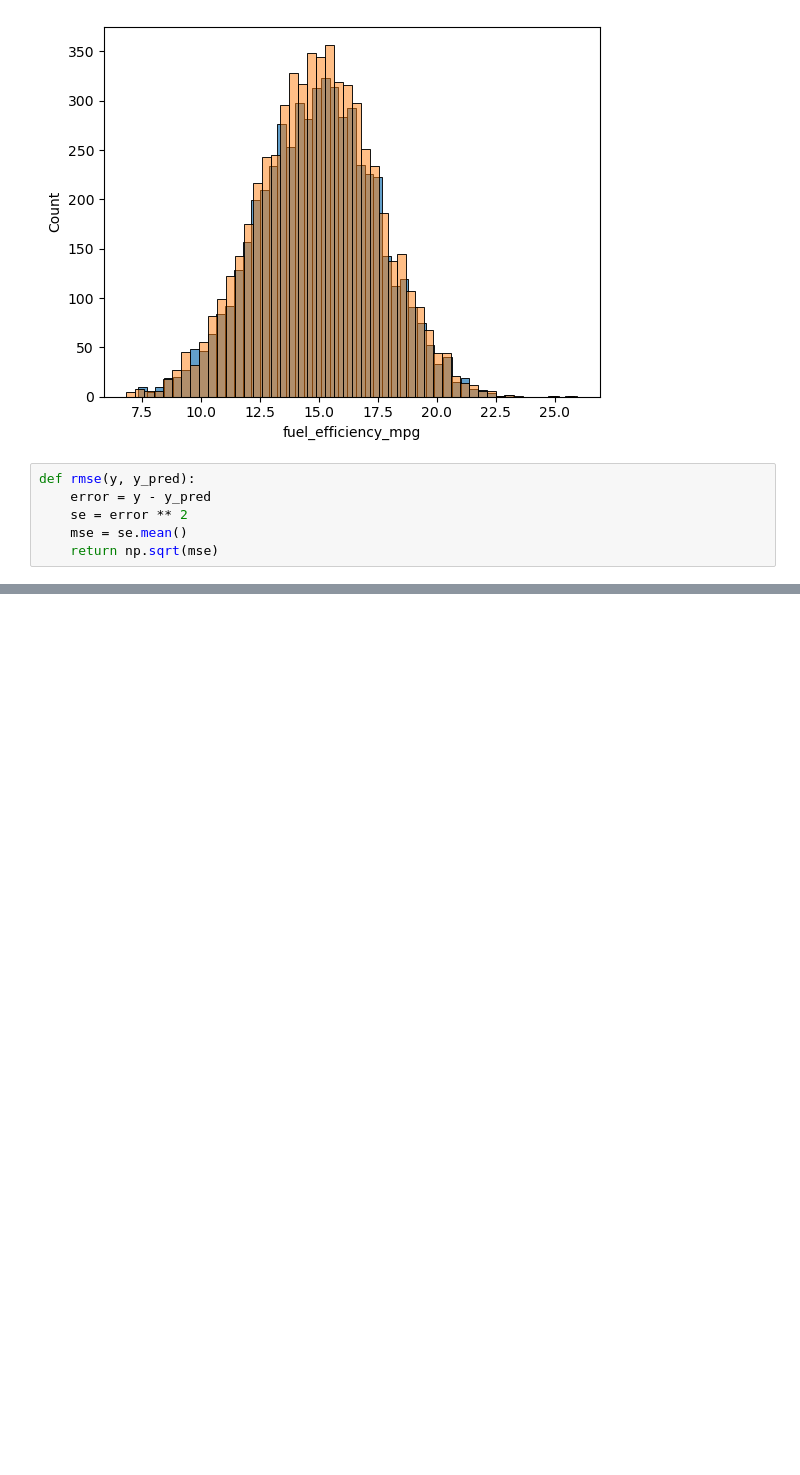
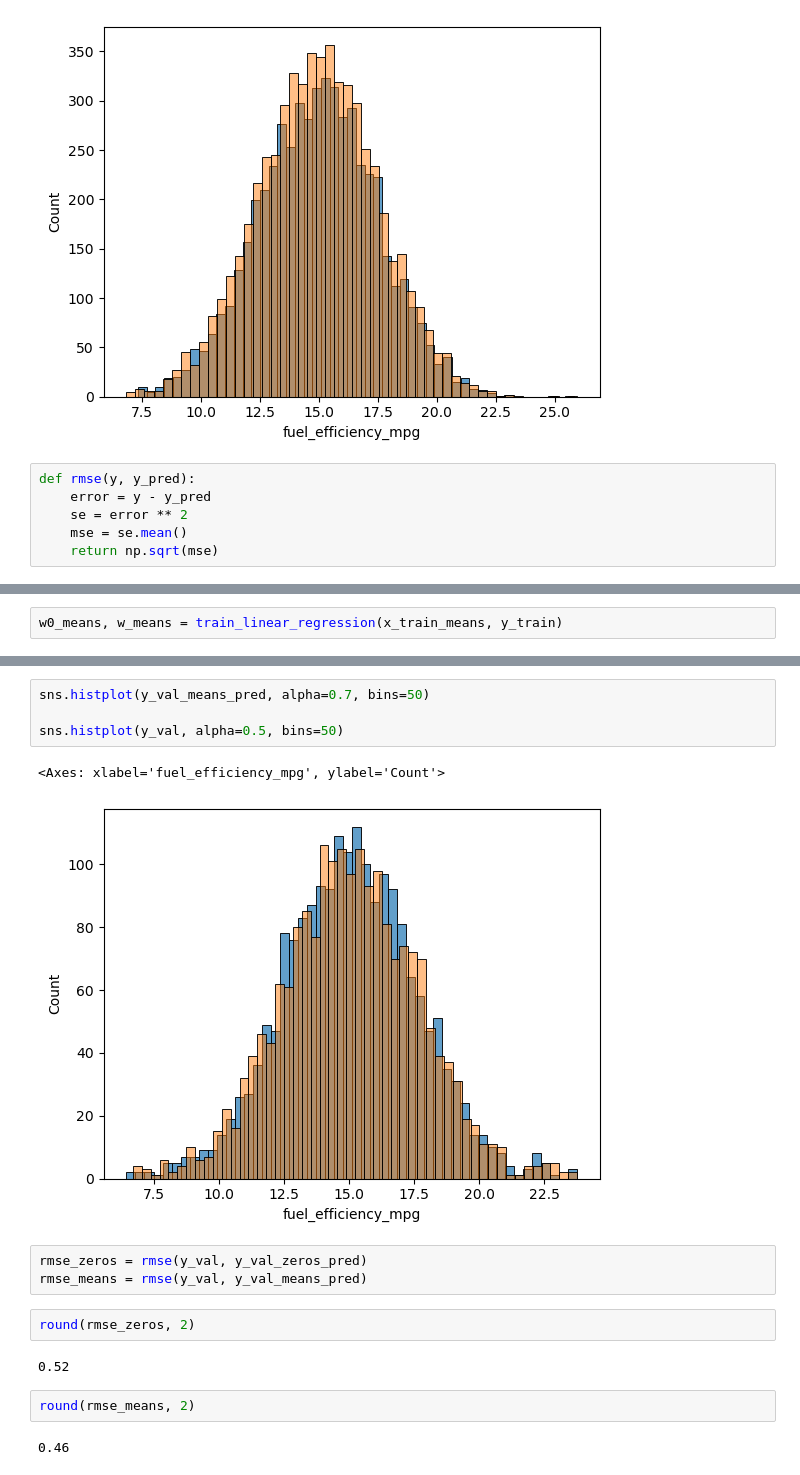
Before and after one commit to ajrp909/ml-zoomcamp-25, a Jupyter notebook: 02-regression/Homework-2.ipynb, the cells around one changed output, grey strips where cells are left out. Cells and saved outputs as stored; diff of their text form; blank space fills up the shorter version.

```diff
--- a/02-regression/Homework-2.ipynb
+++ b/02-regression/Homework-2.ipynb
@@ -147 +141,3 @@ y_zero_pred_val = w0 + x_val.dot(wv_zeros)
+# %%
+w0_means, w_means = train_linear_regression(x_train_means, y_train)
 # %%
@@ -150,0 +145,18 @@ rmse(y_val, y_zero_pred_val)
+# %%
+sns.histplot(y_val_means_pred, alpha=0.7, bins=50)
+
+sns.histplot(y_val, alpha=0.5, bins=50)
+# %% [output]
+<Axes: xlabel='fuel_efficiency_mpg', ylabel='Count'>
+[figure, added]
+# %%
+rmse_zeros = rmse(y_val, y_val_zeros_pred)
+rmse_means = rmse(y_val, y_val_means_pred)
+# %%
+round(rmse_zeros, 2)
+# %% [output]
+0.52
+# %%
+round(rmse_means, 2)
+# %% [output]
+0.46
```
Also changed, not shown: parts of 13 cells of this notebook.
